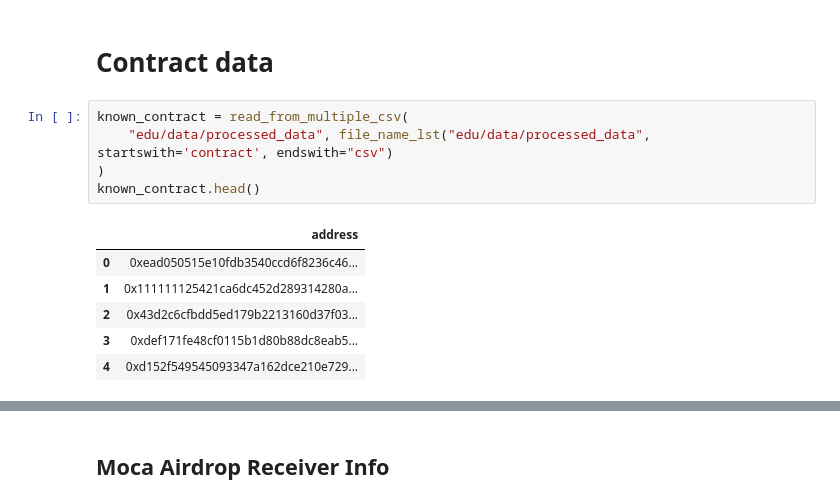
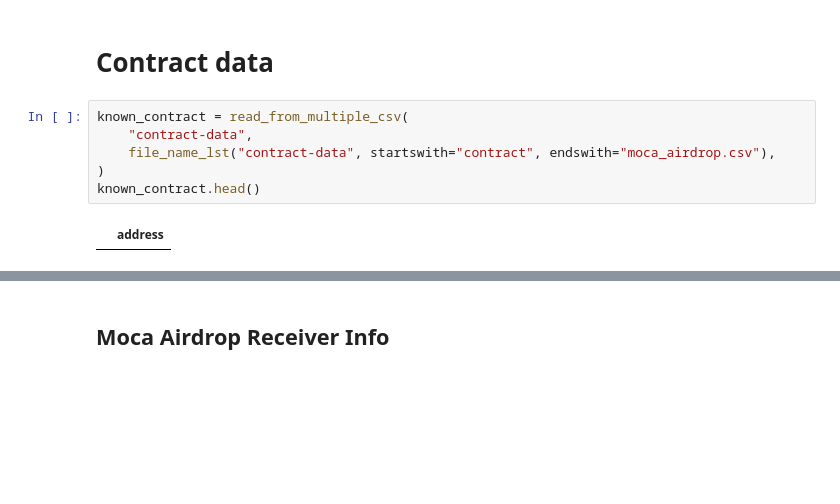
Before and after one commit to startwithf/unique-user, a Jupyter notebook: moca-airdrop/model/moca_airdrop_lab_2024oct.ipynb, the cells around one changed output, grey strips where cells are left out. Cells and saved outputs as stored; diff of their text form; blank space fills up the shorter version.

```diff
--- a/moca-airdrop/model/moca_airdrop_lab_2024oct.ipynb
+++ b/moca-airdrop/model/moca_airdrop_lab_2024oct.ipynb
@@ -51,13 +51,9 @@ os.chdir('/Users/floras/Desktop/unique-user')
 # Contract data
 # %%
 known_contract = read_from_multiple_csv(
-    "edu/data/processed_data", file_name_lst("edu/data/processed_data", startswith='contract', endswith="csv")
+    "contract-data",
+    file_name_lst("contract-data", startswith="contract", endswith="moca_airdrop.csv"),
 )
 known_contract.head()
 # %% [output]
 |  | address |
-| 0 | 0xead050515e10fdb3540ccd6f8236c46... |
-| 1 | 0x111111125421ca6dc452d289314280a... |
-| 2 | 0x43d2c6cfbdd5ed179b2213160d37f03... |
-| 3 | 0xdef171fe48cf0115b1d80b88dc8eab5... |
-| 4 | 0xd152f549545093347a162dce210e729... |
```
Also changed, not shown: parts of 17 cells of this notebook, 27 other files.
